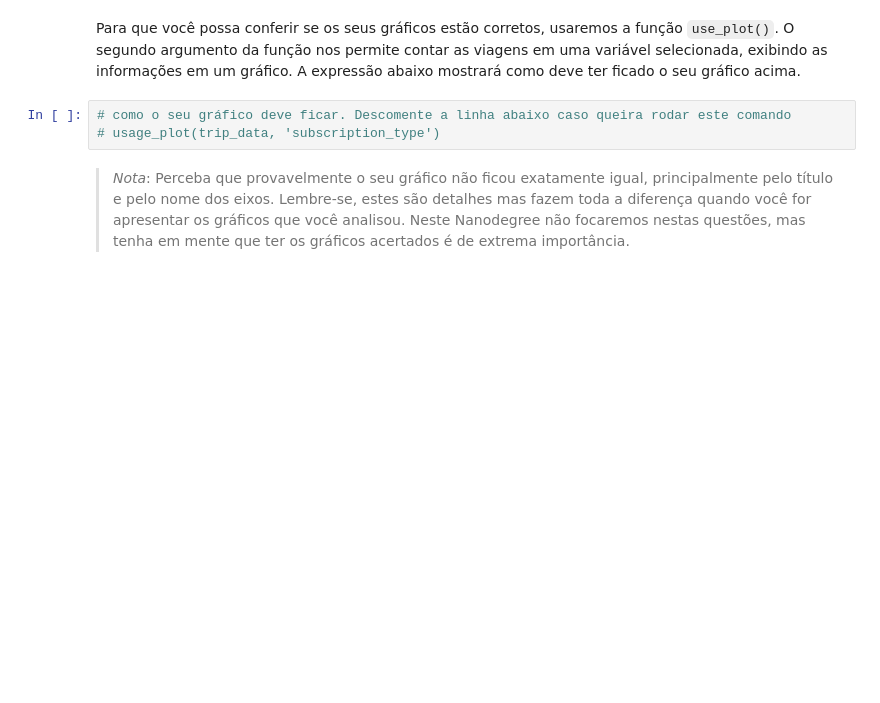
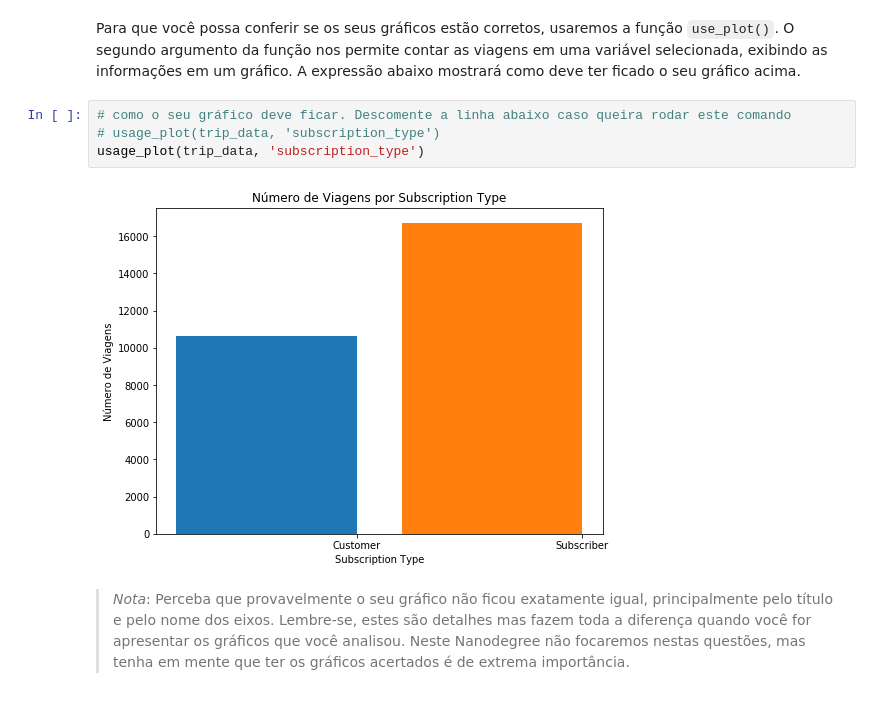
Before and after one commit to tiago-ferreira/data-science-foundation-one, a Jupyter notebook: weekFour/Analise_Bay_Area_Bike_Share-NDFDSI.ipynb, the cells around one changed output. Saved outputs shown, nothing was run; the diff lists cells and outputs as text; blank space fills up the shorter version.

```diff
--- a/weekFour/Analise_Bay_Area_Bike_Share-NDFDSI.ipynb
+++ b/weekFour/Analise_Bay_Area_Bike_Share-NDFDSI.ipynb
@@ -337,6 +358,9 @@ Para que você possa conferir se os seus gráficos estão corretos, usaremos a f
 # %%
 # como o seu gráfico deve ficar. Descomente a linha abaixo caso queira rodar este comando
 # usage_plot(trip_data, 'subscription_type')
+usage_plot(trip_data, 'subscription_type')
+# %% [output]
+[figure, added]
 # %% [markdown]
 >*Nota*: Perceba que provavelmente o seu gráfico não ficou exatamente igual, principalmente pelo título e pelo nome dos eixos. Lembre-se, estes são detalhes mas fazem toda a diferença quando você for apresentar os gráficos que você analisou. Neste Nanodegree não focaremos nestas questões, mas tenha em mente que ter os gráficos acertados é de extrema importância.
 # %% [markdown]
```
Also changed, not shown: parts of 1 cell of this notebook.
